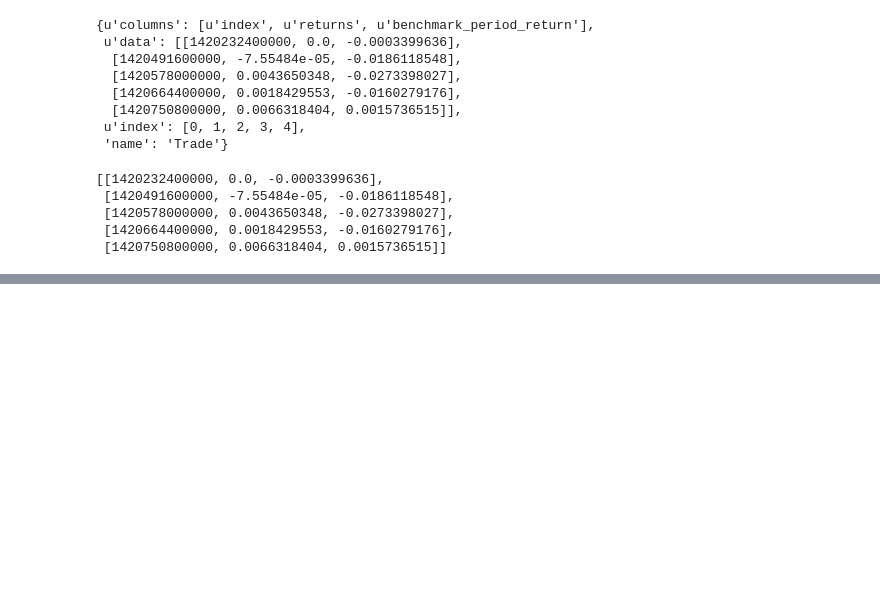
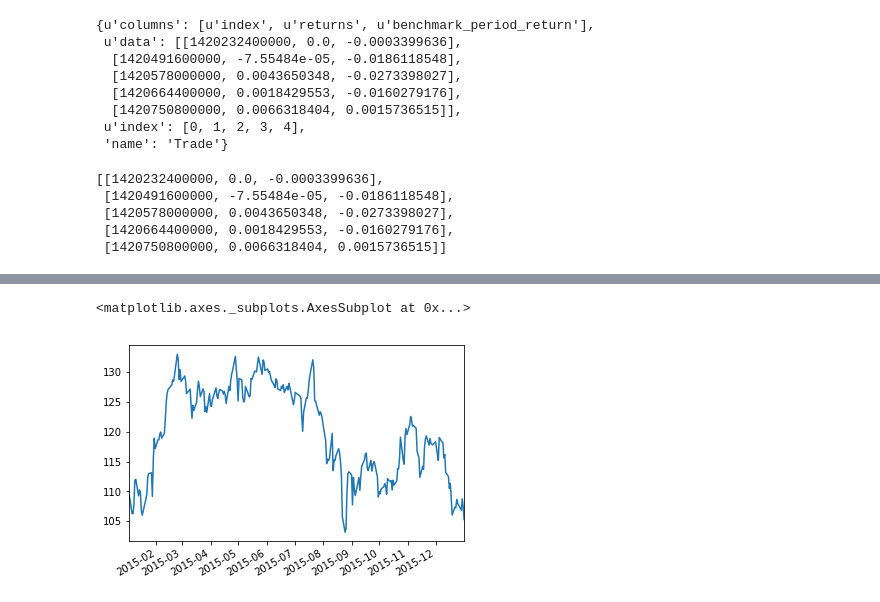
Before and after one commit to ChrisIJH/zlBacktest, a Jupyter notebook: test.ipynb, the cells around one changed output, grey strips where cells are left out. Drawn from its saved outputs; the diff is of its cells as text; code cells hidden in the pictures; blank space fills up the shorter version.

```diff
--- a/test.ipynb
+++ b/test.ipynb
@@ -330,0 +335,2 @@ res_2_2_json_obj['data']
+# %%
+aapl = pd.read_pickle('res_aapl.pkl')
@@ -330,0 +374,5 @@ res_2_2_json_obj['data']
+# %%
+aapl.AAPL.plot()
+# %% [output]
+<matplotlib.axes._subplots.AxesSubplot at 0x...>
+[figure, added]
```
Also changed, not shown: parts of 15 cells of this notebook, 5 other files.
